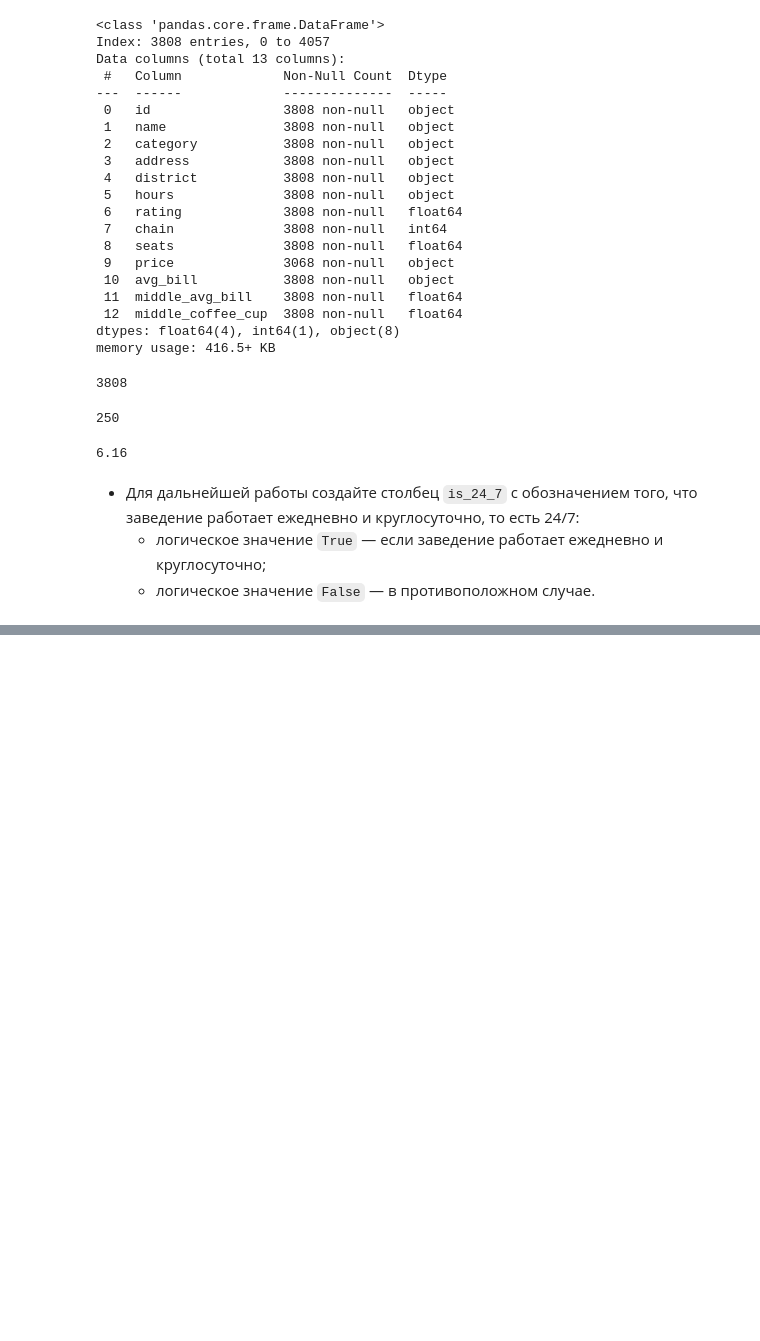
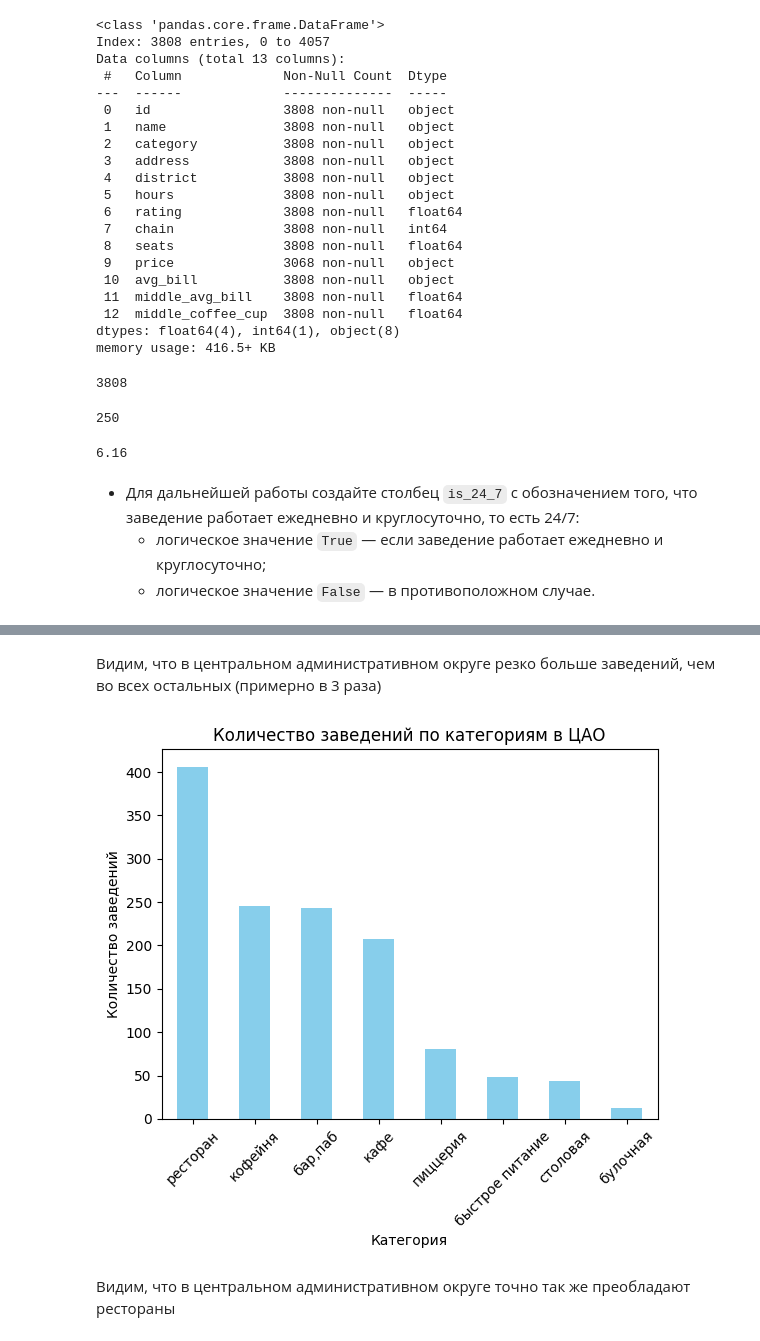
Before and after one commit to PsychoCoderrr/YPracticumProjects, a Jupyter notebook: VizPythonProject.ipynb, the cells around one changed output, grey strips where cells are left out. Drawn from its saved outputs; the diff is of its cells as text; code cells hidden in the pictures; blank space fills up the shorter version.

```diff
--- a/VizPythonProject.ipynb
+++ b/VizPythonProject.ipynb
@@ -351,0 +403,16 @@ df_merged['is_24_7'] = (df['hours'] == '')
+# %% [markdown]
+Видим, что в центральном административном округе резко больше заведений, чем во всех остальных (примерно в 3 раза)
+# %%
+df_merged[df_merged['district'] == 'Центральный административный округ']['category'].value_counts().plot(
+    kind = 'bar',
+    color = 'skyblue'
+)
+plt.title('Количество заведений по категориям в ЦАО')
+plt.ylabel('Количество заведений')
+plt.xlabel('Категория')
+plt.xticks(rotation=45)
+plt.show()
+# %% [output]
+[figure, added]
+# %% [markdown]
+Видим, что в центральном административном округе точно так же преобладают рестораны
```
Also changed, not shown: parts of 12 cells of this notebook.
